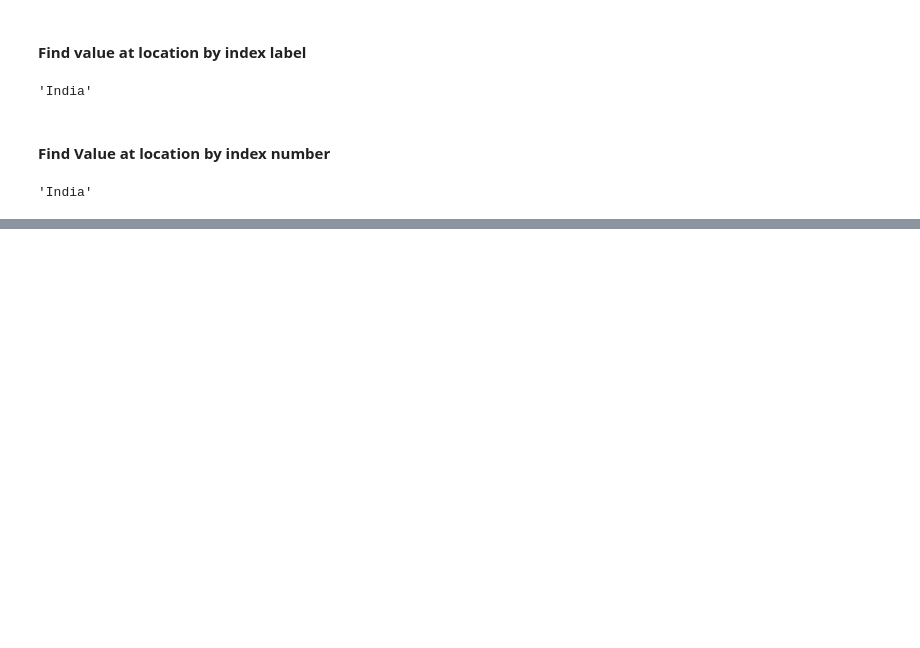
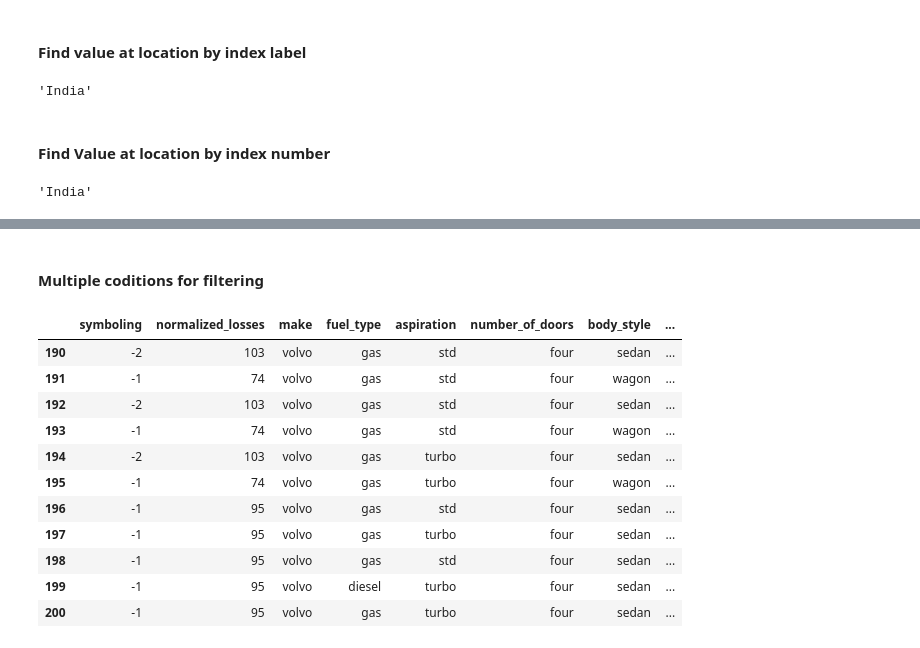
Before and after one commit to pwahane/tutorials, a Jupyter notebook: pandas.ipynb, the cells around one changed output, grey strips where cells are left out. Saved outputs shown, nothing was run; the diff lists cells and outputs as text; code cells hidden in the pictures; blank space fills up the shorter version.

```diff
--- a/pandas.ipynb
+++ b/pandas.ipynb
@@ -83,0 +413,17 @@ sports_series.iloc[2]
+# %% [markdown]
+#### Multiple coditions for filtering
+# %%
+data[(data['make']=='volvo')&(data['price']<50000)]
+# %% [output]
+|  | symboling | normalized_losses | make | fuel_type | aspiration | number_of_doors | body_style | ... |
+| 190 | -2 | 103 | volvo | gas | std | four | sedan | ... |
+| 191 | -1 | 74 | volvo | gas | std | four | wagon | ... |
+| 192 | -2 | 103 | volvo | gas | std | four | sedan | ... |
+| 193 | -1 | 74 | volvo | gas | std | four | wagon | ... |
+| 194 | -2 | 103 | volvo | gas | turbo | four | sedan | ... |
+| 195 | -1 | 74 | volvo | gas | turbo | four | wagon | ... |
+| 196 | -1 | 95 | volvo | gas | std | four | sedan | ... |
+| 197 | -1 | 95 | volvo | gas | turbo | four | sedan | ... |
+| 198 | -1 | 95 | volvo | gas | std | four | sedan | ... |
+| 199 | -1 | 95 | volvo | diesel | turbo | four | sedan | ... |
+| 200 | -1 | 95 | volvo | gas | turbo | four | sedan | ... |
```
Also changed, not shown: parts of 52 cells of this notebook.
